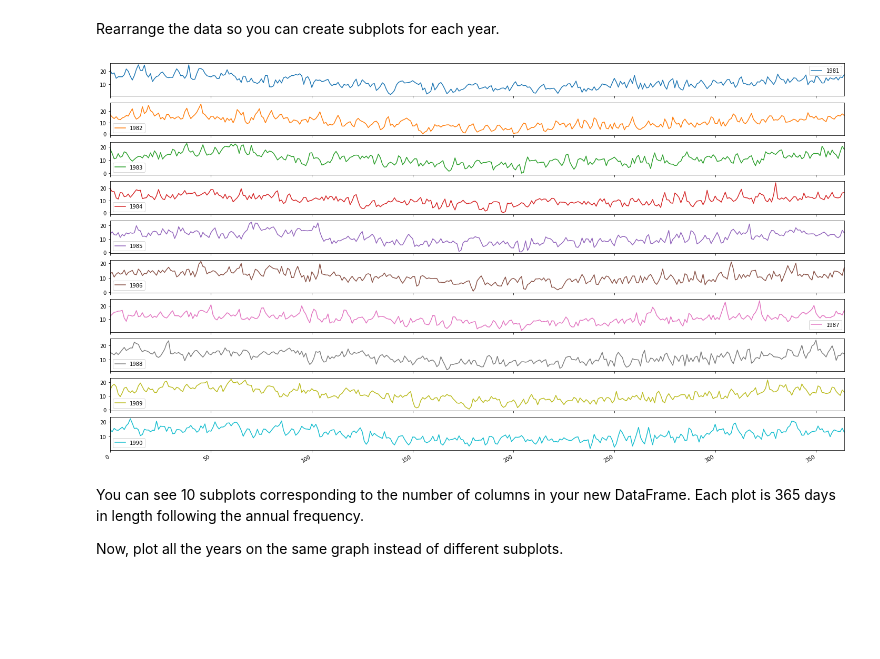
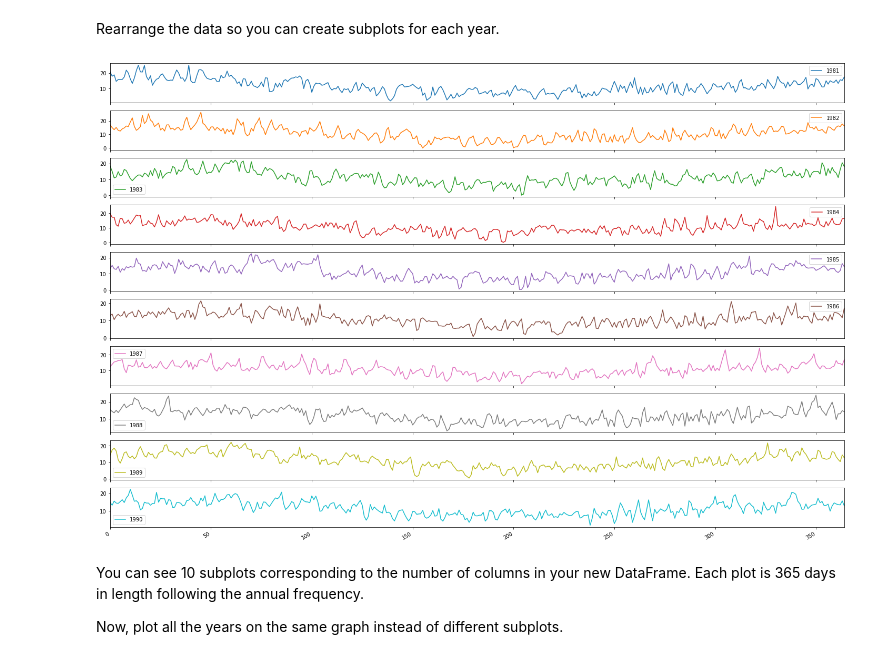
Before and after one commit to AlisonSalerno/dsc-visualizing-time-series-data-lab-nyc-ds-033020, a Jupyter notebook: index.ipynb, the cells around one changed output. Drawn from its saved outputs; the diff is of its cells as text; code cells hidden in the pictures; blank space fills up the shorter version.

```diff
--- a/index.ipynb
+++ b/index.ipynb
@@ -104,17 +104,17 @@ Rearrange the data so you can create subplots for each year.
 # %%
 # Create a new DataFrame and store yearly values in columns
 temp_annual = pd.DataFrame()
 
 for yr, group in year_groups:
     temp_annual[yr.year] = group.values.ravel()
 
 # Plot the yearly groups as subplots
 
-temp_annual.plot(figsize=(25,15),subplots=True,legend=True)
+temp_annual.plot(figsize=(25,18),subplots=True,legend=True)
 
 plt.show()
 # %% [output]
-[figure, old version]
+[figure, new version]
 # %% [markdown]
 You can see 10 subplots corresponding to the number of columns in your new DataFrame. Each plot is 365 days in length following the annual frequency.
 
```
